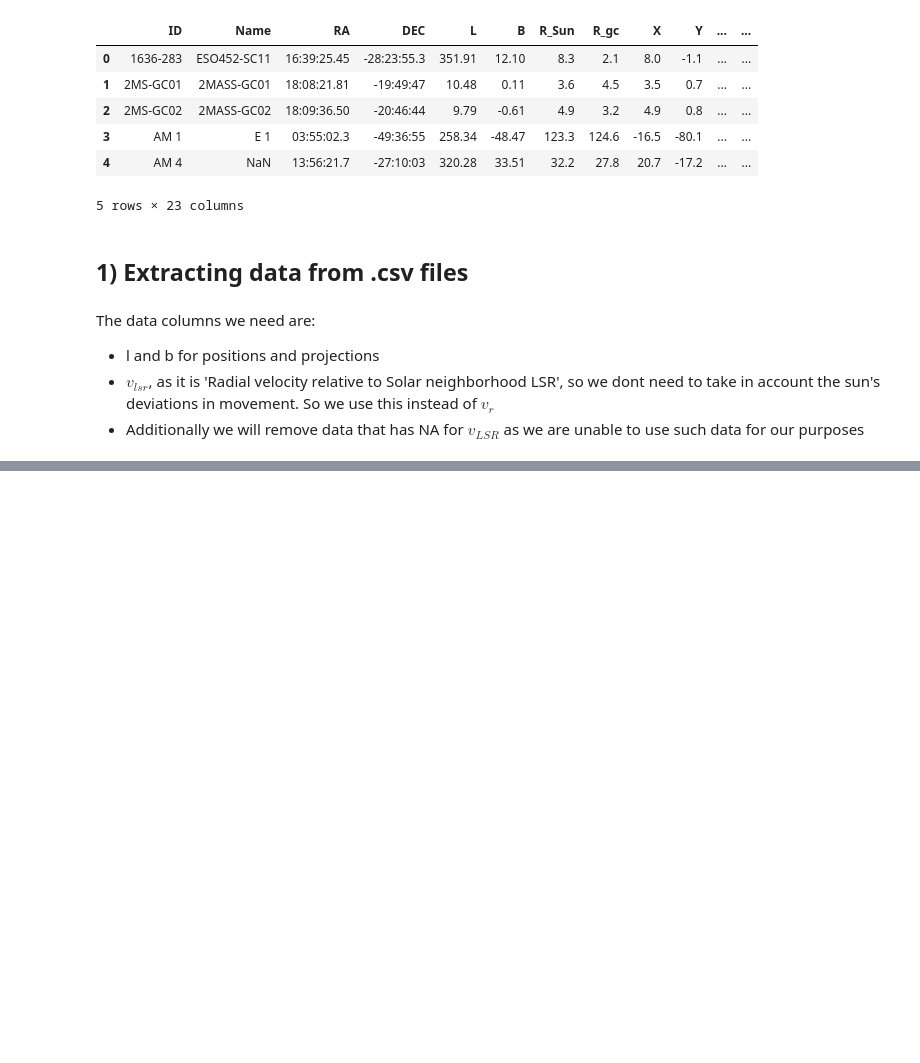
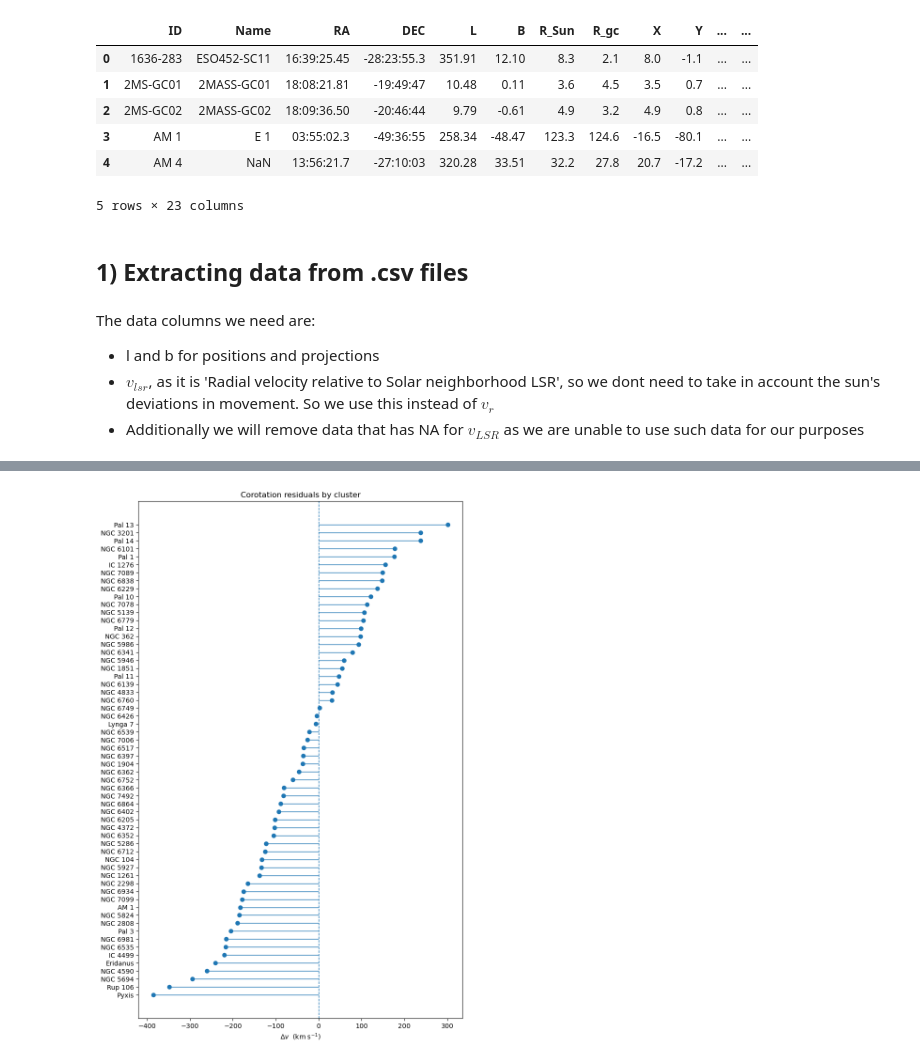
Before and after one commit to Frankyang2002/PHYS3116-Area-51-Interns, a Jupyter notebook: src/rotation_investigation.ipynb, the cells around one changed output, grey strips where cells are left out. Saved outputs shown, nothing was run; the diff lists cells and outputs as text; code cells hidden in the pictures; blank space fills up the shorter version.

```diff
--- a/src/rotation_investigation.ipynb
+++ b/src/rotation_investigation.ipynb
@@ -90,0 +104,10 @@ rotation_data.head()
+# %%
+R0 = 8.2
+rotation_data['R'] = (
+  np.sqrt(
+    R0**2 +
+    (rotation_data['R_Sun']*np.cos(b))**2 -
+    2 * R0 * rotation_data['R_Sun'] * np.cos(b) * np.cos(l)
+  )
+)
+rotation_data.head()
@@ -90,0 +133,6 @@ rotation_data.head()
+# %%
+V_c = 230
+rotation_data['v_GSRmodel'] = (
+  ((R0/rotation_data['R']) * V_c - V_0) * np.sin(l) * np.cos(b)
+)
+rotation_data.head()
@@ -90,0 +153,3 @@ rotation_data.head()
+# %%
+rotation_data['v_delta'] = rotation_data['v_GSR'] - rotation_data['v_GSRmodel']
+rotation_data.head()
@@ -90,0 +179,31 @@ rotation_data.head()
+# %%
+
+s = np.sin(l) * np.cos(b)
+
+# We remove ones where they are moving perpendicular, so we cant find rotation from LOS and thus is invalid for this test
+mask = np.abs(s) >= 0.3
+filtered = rotation_data.loc[mask].copy()
+
+filtered['v_delta'] = filtered['v_GSR'] - filtered['v_GSRmodel']
+
+results = filtered[['ID', 'v_delta']].dropna().sort_values('v_delta')
+results = results.sort_values('v_delta')                       # sort
+
+y = np.arange(len(results))
+fig, ax = plt.subplots(figsize=(8, max(4, len(results)*0.2)))
+
+# lollipop display things
+ax.hlines(y, 0, results['v_delta'], linewidth=1)
+ax.plot(results['v_delta'], y, 'o')
+
+# zero line in the middle
+ax.axvline(0, linestyle='--', linewidth=1)
+
+ax.set_yticks(y)
+ax.set_yticklabels(results['ID'])
+ax.set_xlabel(r'$\Delta v$  (km s$^{-1}$)')
+ax.set_title('Corotation residuals by cluster')
+plt.tight_layout()
+plt.show()
+# %% [output]
+[figure, added]
```
Also changed, not shown: parts of 11 cells of this notebook.
